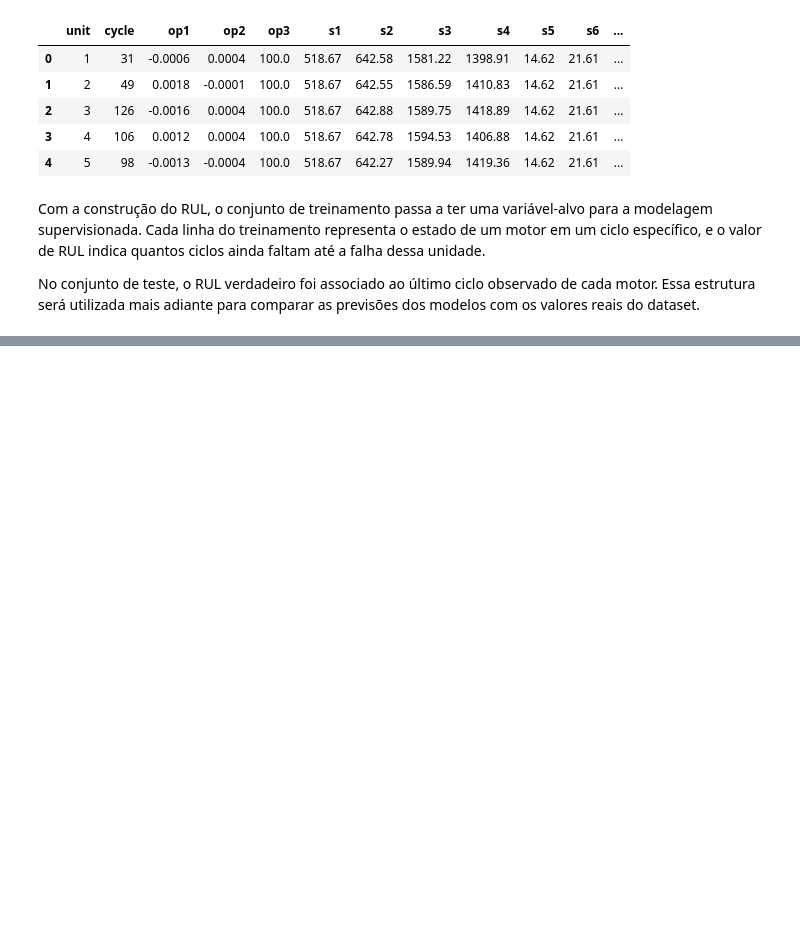
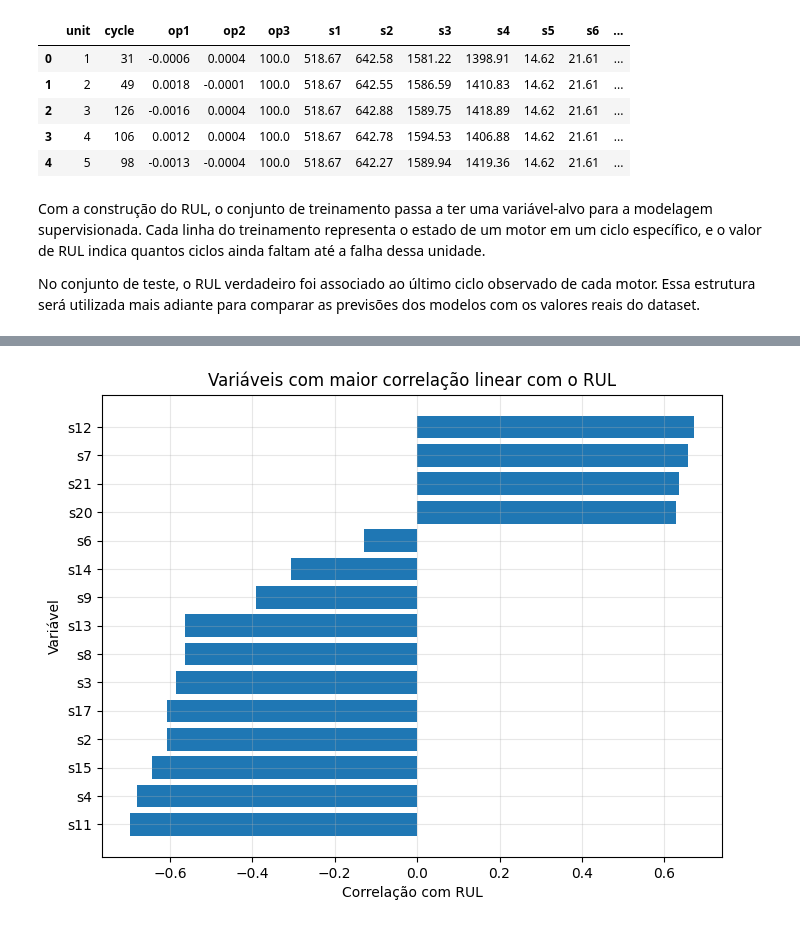
Before and after one commit to ander-oliveira/rul-prediction-cmapss, a Jupyter notebook: Prediction_RUL_CMAPSS.ipynb, the cells around one changed output, grey strips where cells are left out. Drawn from its saved outputs; the diff is of its cells as text; code cells hidden in the pictures; blank space fills up the shorter version.

```diff
--- a/Prediction_RUL_CMAPSS.ipynb
+++ b/Prediction_RUL_CMAPSS.ipynb
@@ -440,0 +453,6 @@ No conjunto de teste, o RUL verdadeiro foi associado ao último ciclo observado
+# %%
+sensor_cols = [f"s{i}" for i in range(1, 22)]
+operational_cols = ["op1", "op2", "op3"]
+target_col = "RUL"
+# %%
+feature_cols = operational_cols + sensor_cols
@@ -440,0 +678,9 @@ No conjunto de teste, o RUL verdadeiro foi associado ao último ciclo observado
+# %%
+rul_correlation_df = (
+    train_df[feature_cols + ["RUL"]]
+    .corr(numeric_only=True)[["RUL"]]
+    .drop(index="RUL")
+    .rename(columns={"RUL": "correlation_with_RUL"})
+    .assign(abs_correlation=lambda df: df["correlation_with_RUL"].abs())
+    .sort_values("abs_correlation", ascending=False)
+)
@@ -440,0 +706,12 @@ No conjunto de teste, o RUL verdadeiro foi associado ao último ciclo observado
+# %%
+top_corr_df = rul_correlation_df.head(15).sort_values("correlation_with_RUL")
+
+plt.figure(figsize=(8, 6))
+plt.barh(top_corr_df.index, top_corr_df["correlation_with_RUL"])
+plt.title("Variáveis com maior correlação linear com o RUL")
+plt.xlabel("Correlação com RUL")
+plt.ylabel("Variável")
+plt.grid(alpha=0.3)
+plt.show()
+# %% [output]
+[figure, added]
```
Also changed, not shown: parts of 43 cells of this notebook, 1 other file.
